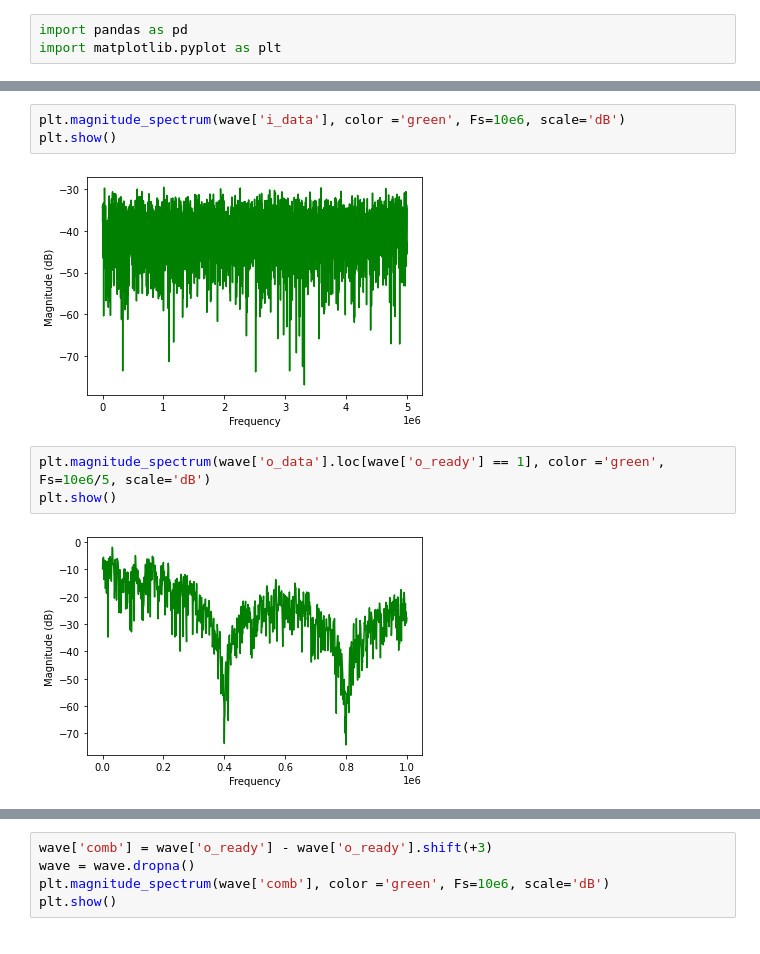
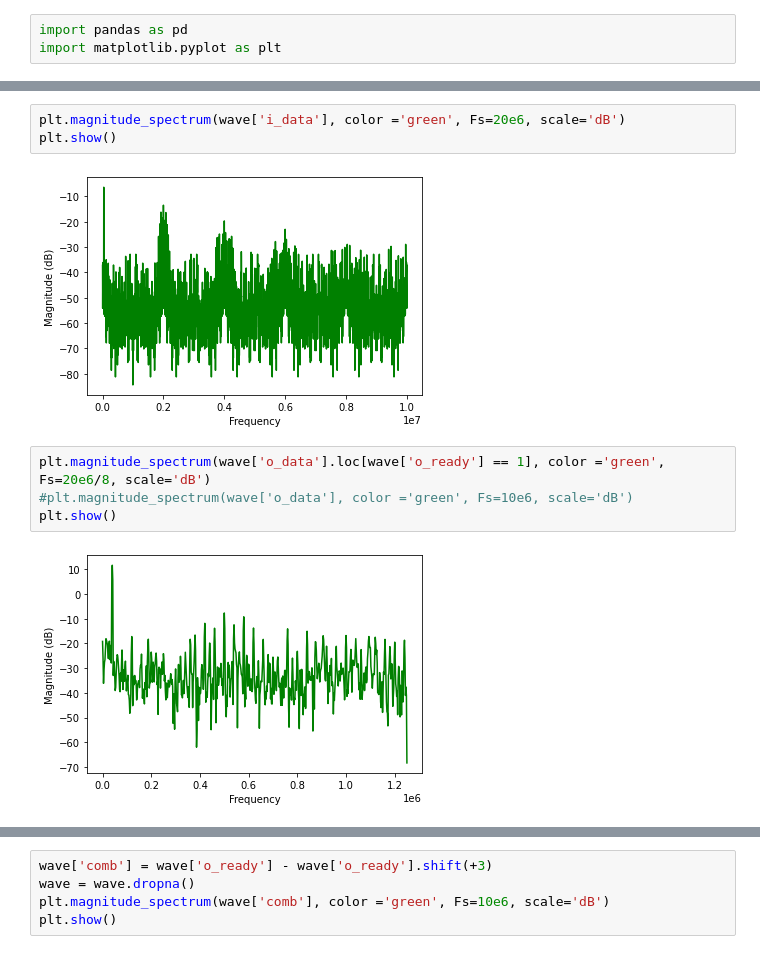
Before and after one commit to ncicek/cic-filter, a Jupyter notebook: cic/analysis.ipynb, the cells around one changed output, grey strips where cells are left out. Drawn from its saved outputs; the diff is of its cells as text.

```diff
--- a/cic/analysis.ipynb
+++ b/cic/analysis.ipynb
@@ -21,10 +6,11 @@ wave
 # %%
-plt.magnitude_spectrum(wave['i_data'], color ='green', Fs=10e6, scale='dB')
+plt.magnitude_spectrum(wave['i_data'], color ='green', Fs=20e6, scale='dB')
 plt.show()
 # %% [output]
-[figure, old version]
+[figure, new version]
 # %%
-plt.magnitude_spectrum(wave['o_data'].loc[wave['o_ready'] == 1], color ='green', Fs=10e6/5, scale='dB')
+plt.magnitude_spectrum(wave['o_data'].loc[wave['o_ready'] == 1], color ='green', Fs=20e6/8, scale='dB')
+#plt.magnitude_spectrum(wave['o_data'], color ='green', Fs=10e6, scale='dB')
 plt.show()
 # %% [output]
-[figure, old version]
+[figure, new version]
```
Also changed, not shown: parts of 8 cells of this notebook, 6 other files.
